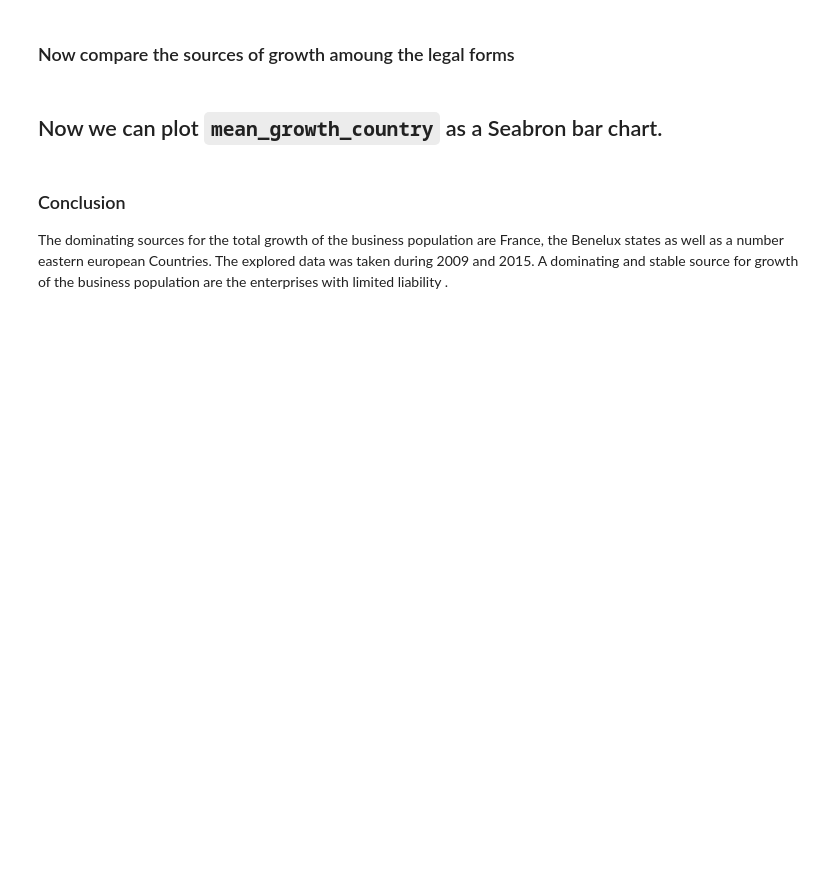
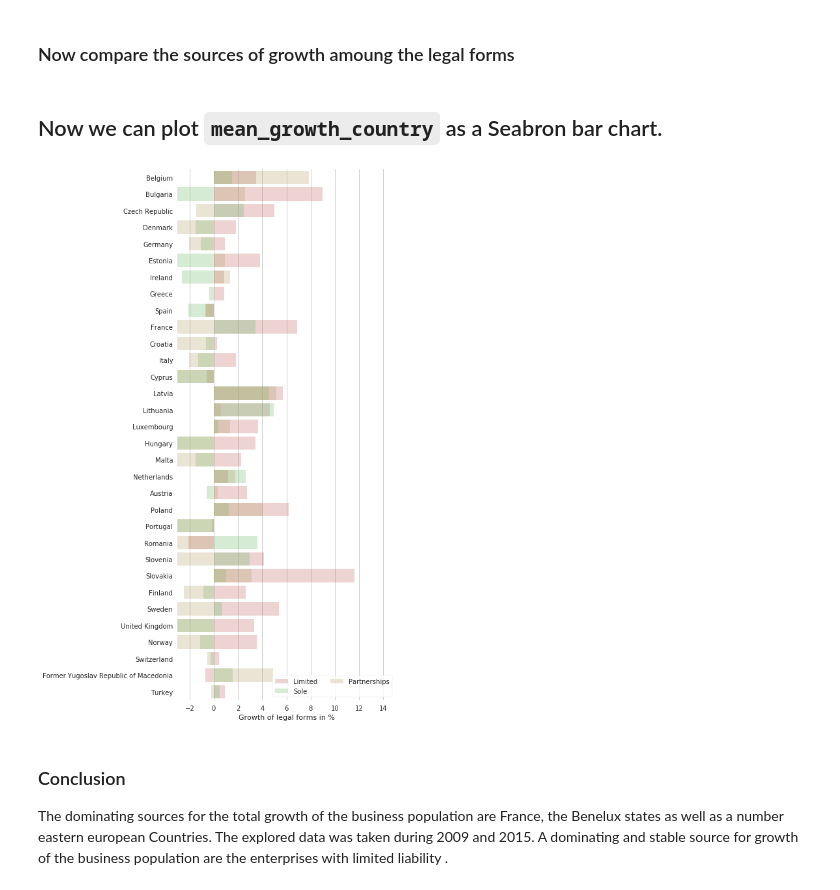
Before and after one commit to chasenberg/data_science, a Jupyter notebook: notebooks/explorer.ipynb, the cells around one changed output. Cells and saved outputs as stored; diff of their text form; code cells hidden in the pictures; blank space fills up the shorter version.

```diff
--- a/notebooks/explorer.ipynb
+++ b/notebooks/explorer.ipynb
@@ -227,42 +223,36 @@ mean_growth_country['Sole_proprietor_mean_growth'].mean()
 # %% [markdown]
 ## Now we can plot `mean_growth_country` as a Seabron bar chart.
 # %%
-import seaborn as sns
-import matplotlib.pyplot as plt
-sns.set(style="whitegrid")
-
 # Initialize the matplotlib figure
 f, ax = plt.subplots(figsize=(6, 15))
 
 # Load the example car crash dataset
 crashes = sns.load_dataset("car_crashes").sort_values("total", ascending=False)
 
 # Plot the crashes where alcohol was involved
 sns.set_color_codes("muted")
 sns.barplot(x="Limited_liability_mean_growth", y="Country", data=mean_growth_country,
             label="Limited", color="r", alpha=0.3)
 # Plot the crashes where alcohol was involved
 sns.set_color_codes("muted")
 sns.barplot(x="Sole_proprietor_mean_growth", y="Country", data=mean_growth_country,
             label="Sole", color="g", alpha=0.3)
 
 # Plot the crashes where alcohol was involved
 sns.set_color_codes("muted")
 sns.barplot(x="Partnerships_mean_growth", y="Country", data=mean_growth_country,
             label="Partnerships", color="y", alpha=0.3)
 
 
-
-
-
-
 # Add a legend and informative axis label
 ax.legend(ncol=2, loc="lower right", frameon=True)
 ax.set(xlim=(-3, 15), ylabel="",
        xlabel="Growth of legal forms in %")
 sns.despine(left=True, bottom=True)
 
 plt.show()
+# %% [output]
+[figure, added]
 # %% [markdown]
 ### Conclusion
 The dominating sources for the total growth of the business population are France, the Benelux states as well as a number eastern european Countries. The explored data was taken during 2009 and 2015. A dominating and stable source for growth of the business population are the enterprises with limited liability .
```
Also changed, not shown: parts of 2 cells of this notebook.
